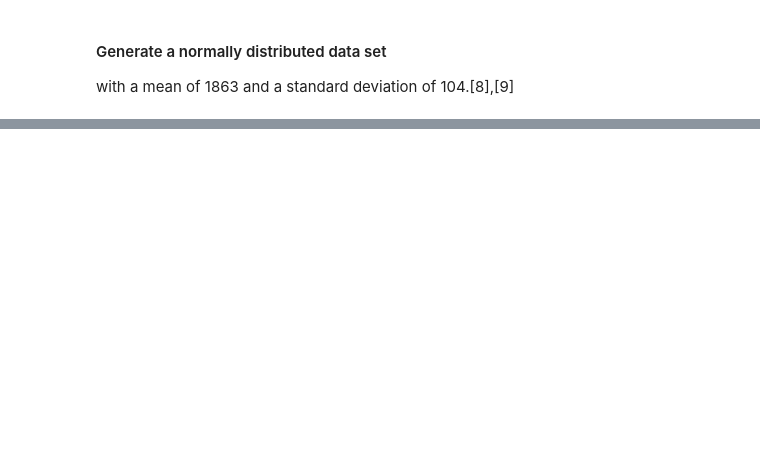
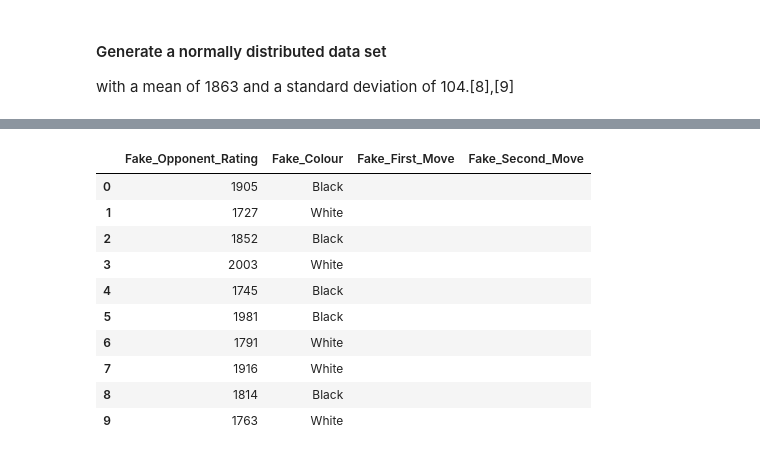
Before and after one commit to HFintan/pda_proj, a Jupyter notebook: pda_proj.ipynb, the cells around one changed output, grey strips where cells are left out. Cells and saved outputs as stored; diff of their text form; code cells hidden in the pictures; blank space fills up the shorter version.

```diff
--- a/pda_proj.ipynb
+++ b/pda_proj.ipynb
@@ -307,0 +348,16 @@ plt.show()
+# %%
+fake["Fake_First_Move"]=""
+fake["Fake_Second_Move"]=""
+fake.head(10)
+# %% [output]
+|  | Fake_Opponent_Rating | Fake_Colour | Fake_First_Move | Fake_Second_Move |
+| 0 | 1905 | Black |  |  |
+| 1 | 1727 | White |  |  |
+| 2 | 1852 | Black |  |  |
+| 3 | 2003 | White |  |  |
+| 4 | 1745 | Black |  |  |
+| 5 | 1981 | Black |  |  |
+| 6 | 1791 | White |  |  |
+| 7 | 1916 | White |  |  |
+| 8 | 1814 | Black |  |  |
+| 9 | 1763 | White |  |  |
```
Also changed, not shown: parts of 11 cells of this notebook.
